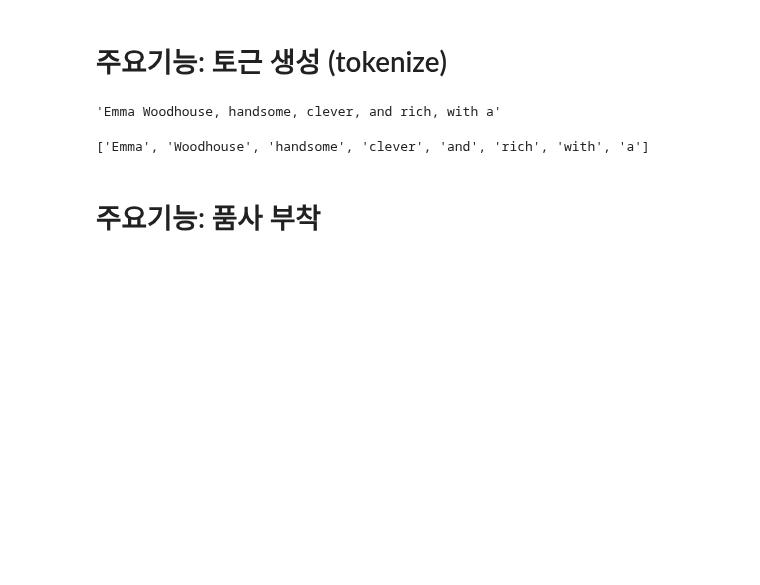
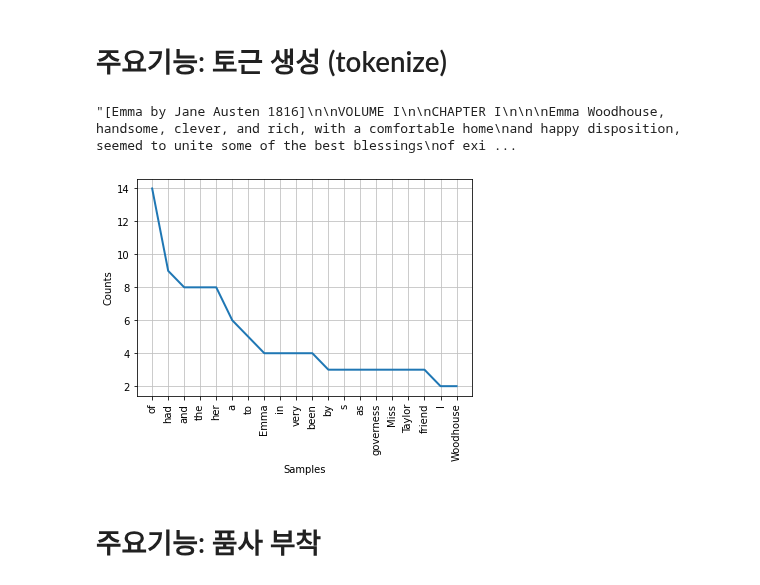
Before and after one commit to twelvesense/first-repository, a Jupyter notebook: demo_ntlk.ipynb, the cells around one changed output. Cells and saved outputs as stored; diff of their text form; code cells hidden in the pictures; blank space fills up the shorter version.

```diff
--- a/demo_ntlk.ipynb
+++ b/demo_ntlk.ipynb
@@ -222,14 +222,18 @@ plt.show()
 [figure]
 # %% [markdown]
 # 주요기능: 토근 생성 (tokenize)
-# %%
-emma_raw[50:100]
-# %% [output]
-'Emma Woodhouse, handsome, clever, and rich, with a'
-# %%
-retokenize.tokenize(emma_raw[50:100])
-# %% [output]
-['Emma', 'Woodhouse', 'handsome', 'clever', 'and', 'rich', 'with', 'a']
+# %%
+emma_raw[:1302]
+# %% [output]
+"[Emma by Jane Austen 1816]\n\nVOLUME I\n\nCHAPTER I\n\n\nEmma Woodhouse, handsome, clever, and rich, with a comfortable home\nand happy disposition, seemed to unite some of the best blessings\nof exi ...
+# %%
+emma_list = retokenize.tokenize(emma_raw[:1302])
+# %%
+from nltk import Text
+text = Text(emma_list)
+text.plot(20)
+# %% [output]
+[figure, added]
 # %% [markdown]
 # 주요기능: 품사 부착
 # %%
```
